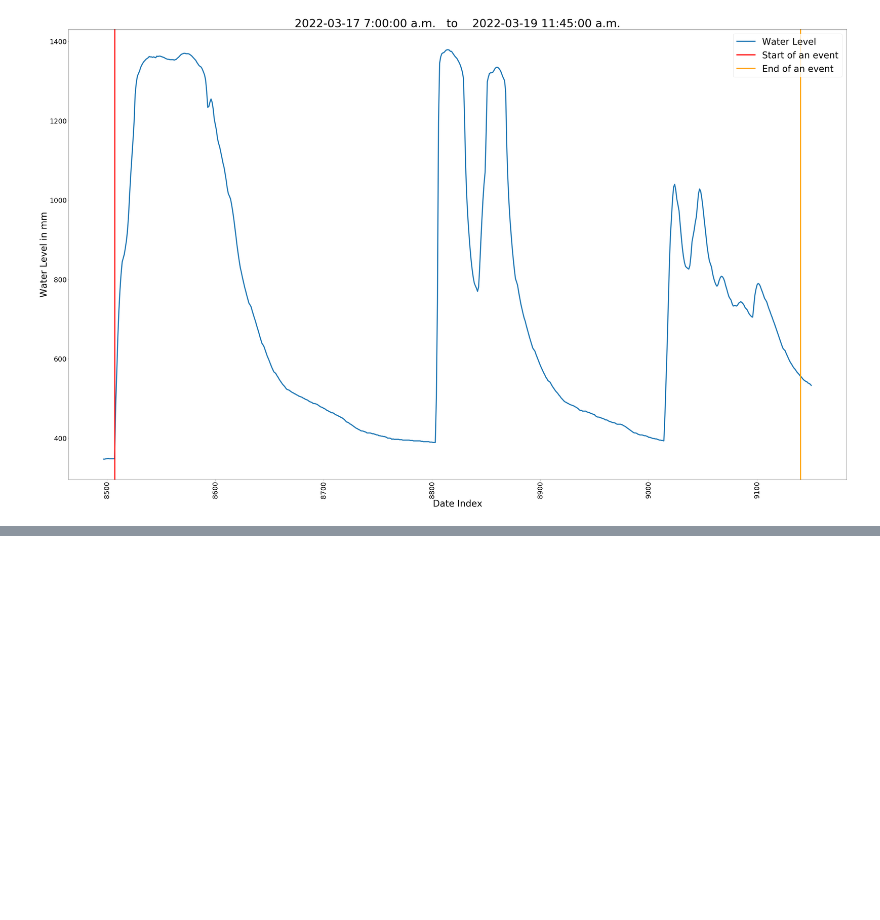
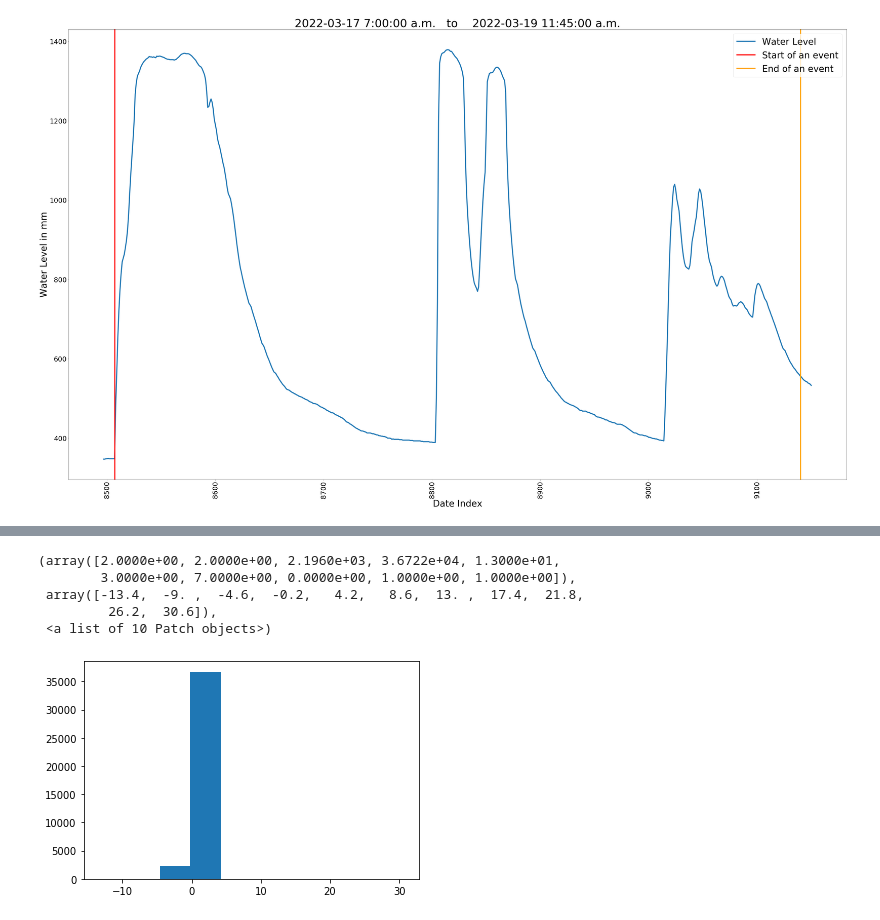
Before and after one commit to hasibum/m2pi22-Novion-Project, a Jupyter notebook: water_level_data.ipynb, the cells around one changed output, grey strips where cells are left out. Drawn from its saved outputs; the diff is of its cells as text; code cells hidden in the pictures; blank space fills up the shorter version.

```diff
--- a/water_level_data.ipynb
+++ b/water_level_data.ipynb
@@ -173,0 +190,9 @@ plt.show()
+# %%
+plt.hist(slope_up)
+# %% [output]
+(array([2.0000e+00, 2.0000e+00, 2.1960e+03, 3.6722e+04, 1.3000e+01,
+        3.0000e+00, 7.0000e+00, 0.0000e+00, 1.0000e+00, 1.0000e+00]),
+ array([-13.4,  -9. ,  -4.6,  -0.2,   4.2,   8.6,  13. ,  17.4,  21.8,
+         26.2,  30.6]),
+ <a list of 10 Patch objects>)
+[figure, added]
```
Also changed, not shown: parts of 7 cells of this notebook.
